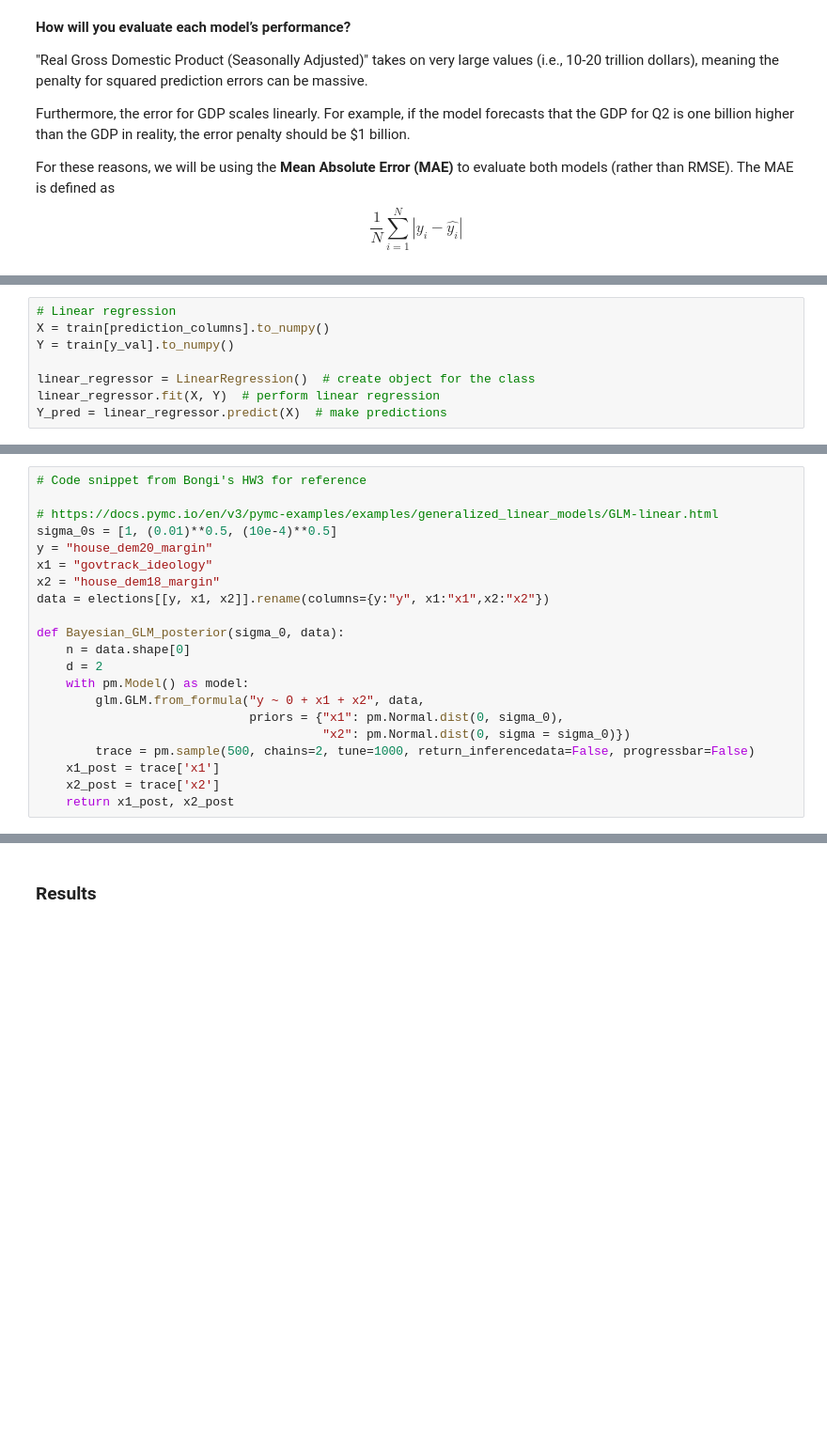
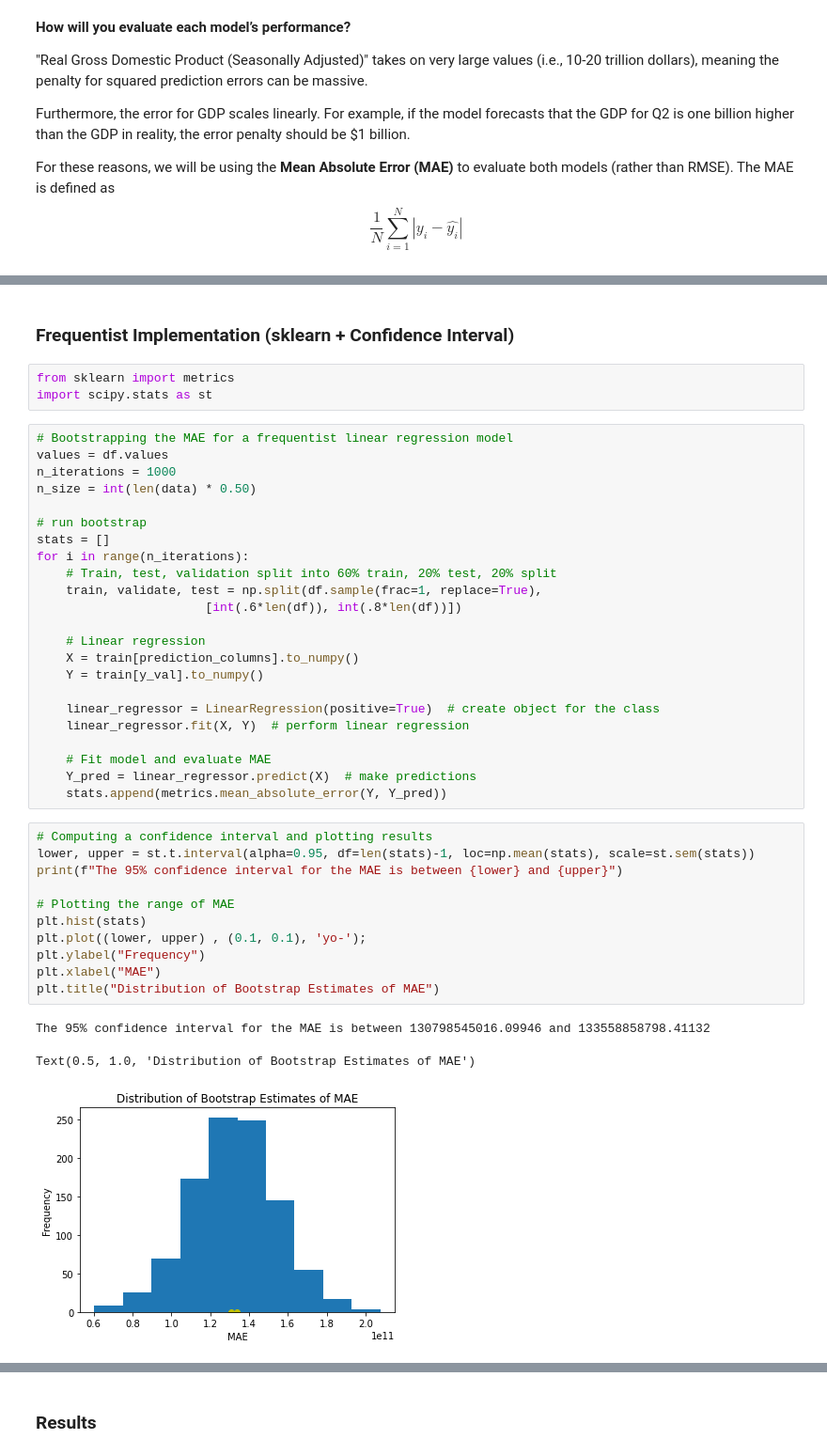
Before and after one commit to micahtyong/transportation-patterns, a Jupyter notebook: Checkpoint-2-Results.ipynb, the cells around one changed output, grey strips where cells are left out. Shown at 94% size. Drawn from its saved outputs; the diff is of its cells as text; blank space fills up the shorter version.

```diff
--- a/Checkpoint-2-Results.ipynb
+++ b/Checkpoint-2-Results.ipynb
@@ -266,8 +259,0 @@ train, validate, test = np.split(df.sample(frac=1, random_state=42),
-# %%
-# Linear regression
-X = train[prediction_columns].to_numpy()
-Y = train[y_val].to_numpy()
-
-linear_regressor = LinearRegression()  # create object for the class
-linear_regressor.fit(X, Y)  # perform linear regression
-Y_pred = linear_regressor.predict(X)  # make predictions
@@ -298,21 +260,43 @@ x1_post
-# %%
-# Code snippet from Bongi's HW3 for reference
-
-# https://docs.pymc.io/en/v3/pymc-examples/examples/generalized_linear_models/GLM-linear.html
-sigma_0s = [1, (0.01)**0.5, (10e-4)**0.5]
-y = "house_dem20_margin"
-x1 = "govtrack_ideology"
-x2 = "house_dem18_margin"
-data = elections[[y, x1, x2]].rename(columns={y:"y", x1:"x1",x2:"x2"})
-
-def Bayesian_GLM_posterior(sigma_0, data):
-    n = data.shape[0]
-    d = 2
-    with pm.Model() as model:
-        glm.GLM.from_formula("y ~ 0 + x1 + x2", data,
-                             priors = {"x1": pm.Normal.dist(0, sigma_0),
-                                       "x2": pm.Normal.dist(0, sigma = sigma_0)})
-        trace = pm.sample(500, chains=2, tune=1000, return_inferencedata=False, progressbar=False)
-    x1_post = trace['x1']
-    x2_post = trace['x2']
-    return x1_post, x2_post
+# %% [markdown]
+### Frequentist Implementation (sklearn + Confidence Interval)
+# %%
+from sklearn import metrics
+import scipy.stats as st
+# %%
+# Bootstrapping the MAE for a frequentist linear regression model
+values = df.values
+n_iterations = 1000
+n_size = int(len(data) * 0.50)
+
+# run bootstrap
+stats = []
+for i in range(n_iterations):
+    # Train, test, validation split into 60% train, 20% test, 20% split
+    train, validate, test = np.split(df.sample(frac=1, replace=True),
+                       [int(.6*len(df)), int(.8*len(df))])
+
+    # Linear regression
+    X = train[prediction_columns].to_numpy()
+    Y = train[y_val].to_numpy()
+
+    linear_regressor = LinearRegression(positive=True)  # create object for the class
+    linear_regressor.fit(X, Y)  # perform linear regression
+
+    # Fit model and evaluate MAE
+    Y_pred = linear_regressor.predict(X)  # make predictions
+    stats.append(metrics.mean_absolute_error(Y, Y_pred))
+# %%
+# Computing a confidence interval and plotting results
+lower, upper = st.t.interval(alpha=0.95, df=len(stats)-1, loc=np.mean(stats), scale=st.sem(stats))
+print(f"The 95% confidence interval for the MAE is between {lower} and {upper}")
+
+# Plotting the range of MAE
+plt.hist(stats)
+plt.plot((lower, upper) , (0.1, 0.1), 'yo-');
+plt.ylabel("Frequency")
+plt.xlabel("MAE")
+plt.title("Distribution of Bootstrap Estimates of MAE")
+# %% [output]
+The 95% confidence interval for the MAE is between 130798545016.09946 and 133558858798.41132
+Text(0.5, 1.0, 'Distribution of Bootstrap Estimates of MAE')
+[figure, added]
```
Also changed, not shown: parts of 18 cells of this notebook.
